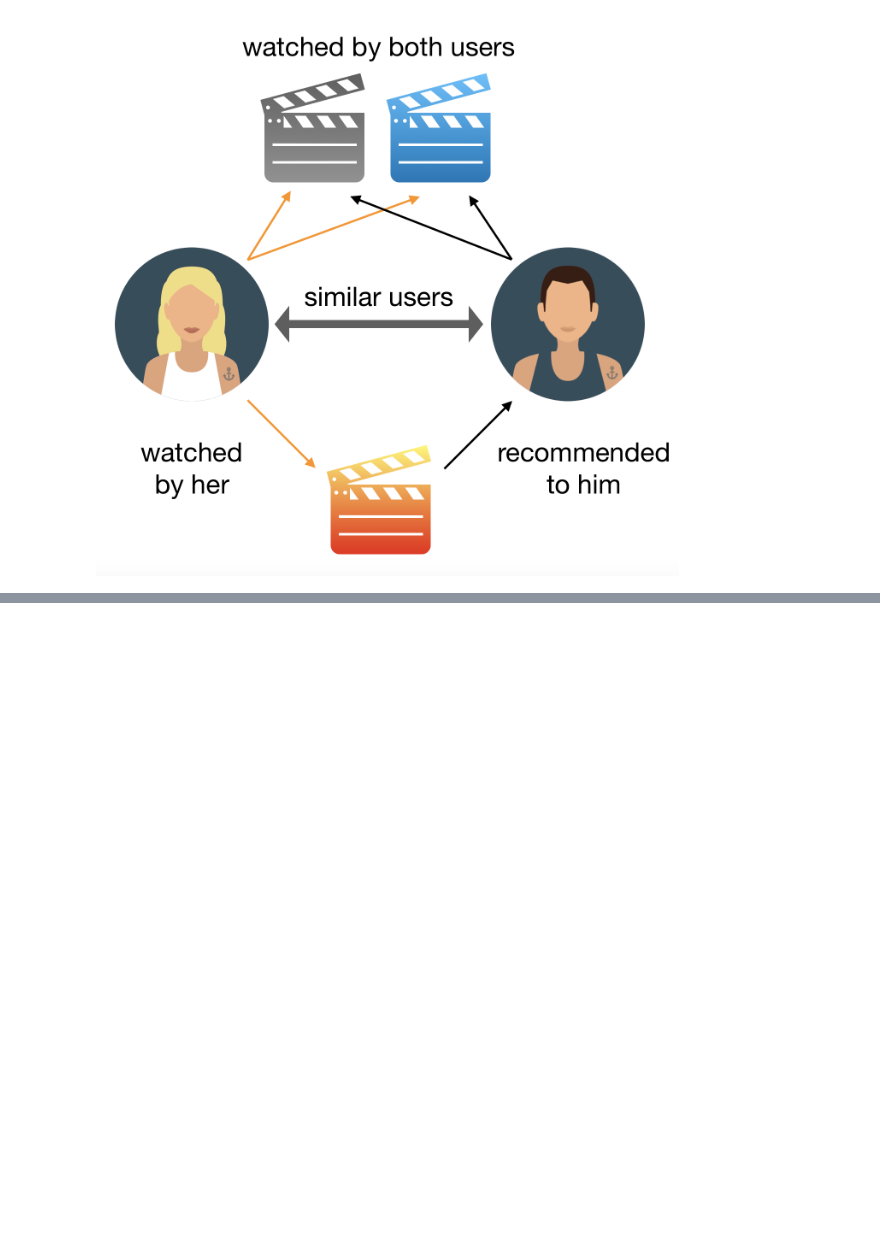
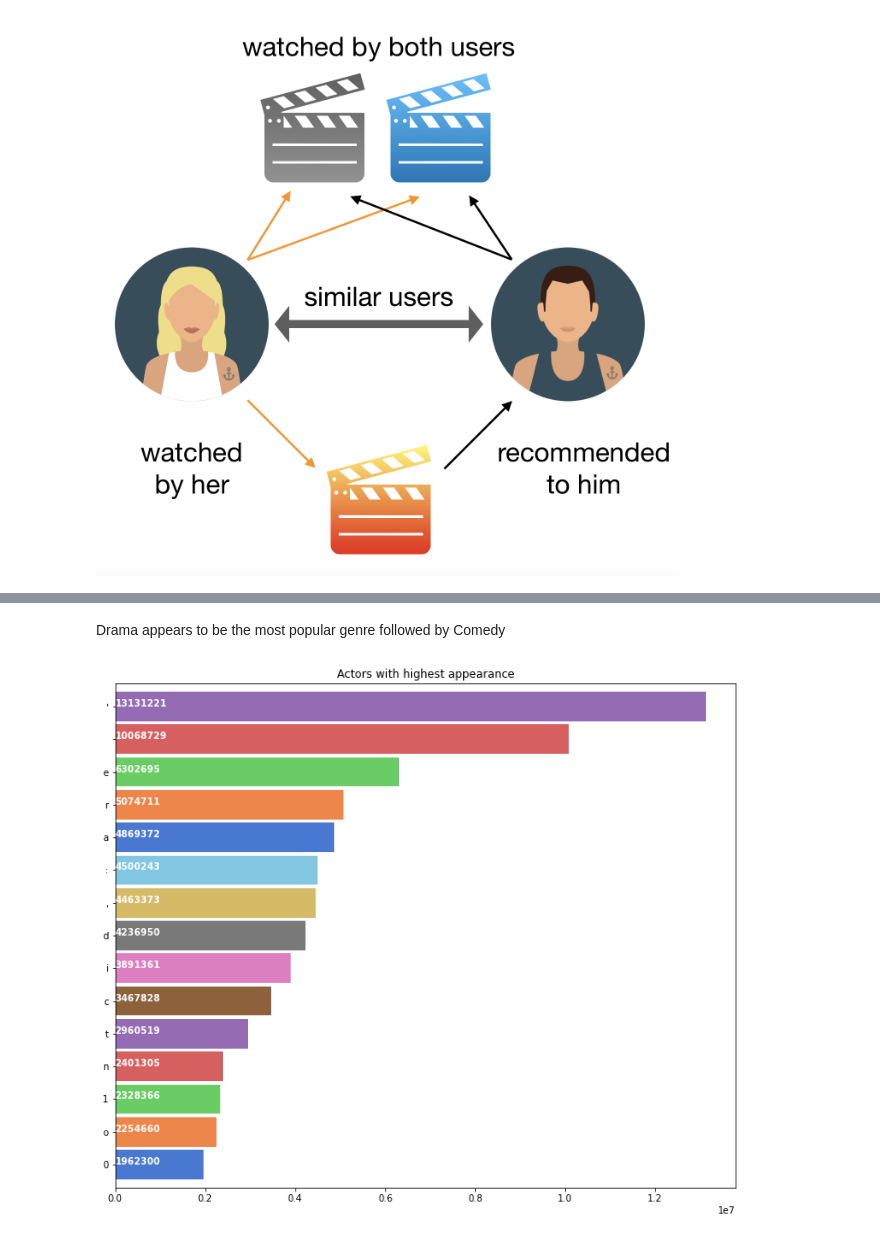
Before and after one commit to BKSalman/recommendation-system, a Jupyter notebook: recommendation-system.ipynb, the cells around one changed output, grey strips where cells are left out. Drawn from its saved outputs; the diff is of its cells as text; code cells hidden in the pictures; blank space fills up the shorter version.

```diff
--- a/recommendation-system.ipynb
+++ b/recommendation-system.ipynb
@@ -159,0 +226,14 @@ Image(filename='diagrams/user-based.png')
+# %% [markdown]
+Drama appears to be the most popular genre followed by Comedy
+# %%
+plt.subplots(figsize=(12,10))
+list1=[]
+for i in movie_credits['cast']:
+    list1.extend(i)
+ax=pd.Series(list1).value_counts()[:15].sort_values(ascending=True).plot.barh(width=0.9,color=sns.color_palette('muted',40))
+for i, v in enumerate(pd.Series(list1).value_counts()[:15].sort_values(ascending=True).values):
+    ax.text(.8, i, v,fontsize=10,color='white',weight='bold')
+plt.title('Actors with highest appearance')
+plt.show()
+# %% [output]
+[figure, added]
```
Also changed, not shown: parts of 16 cells of this notebook.
